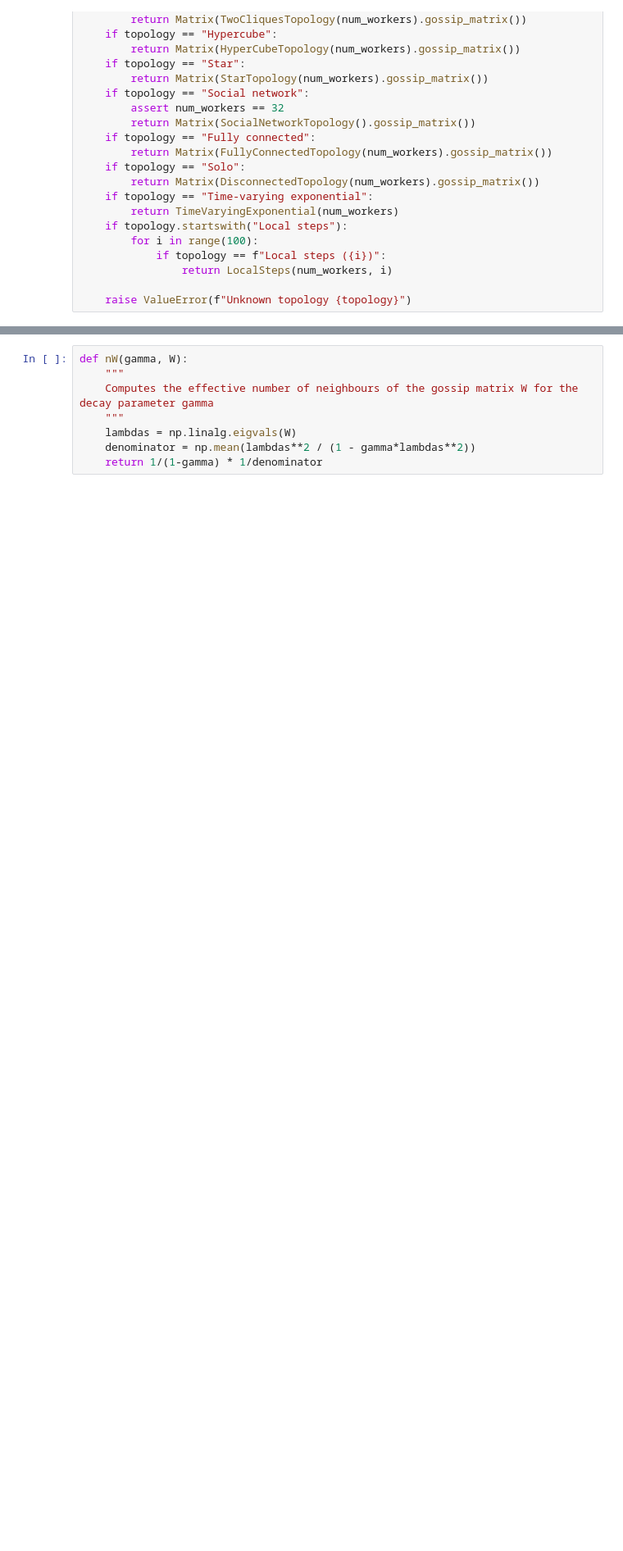
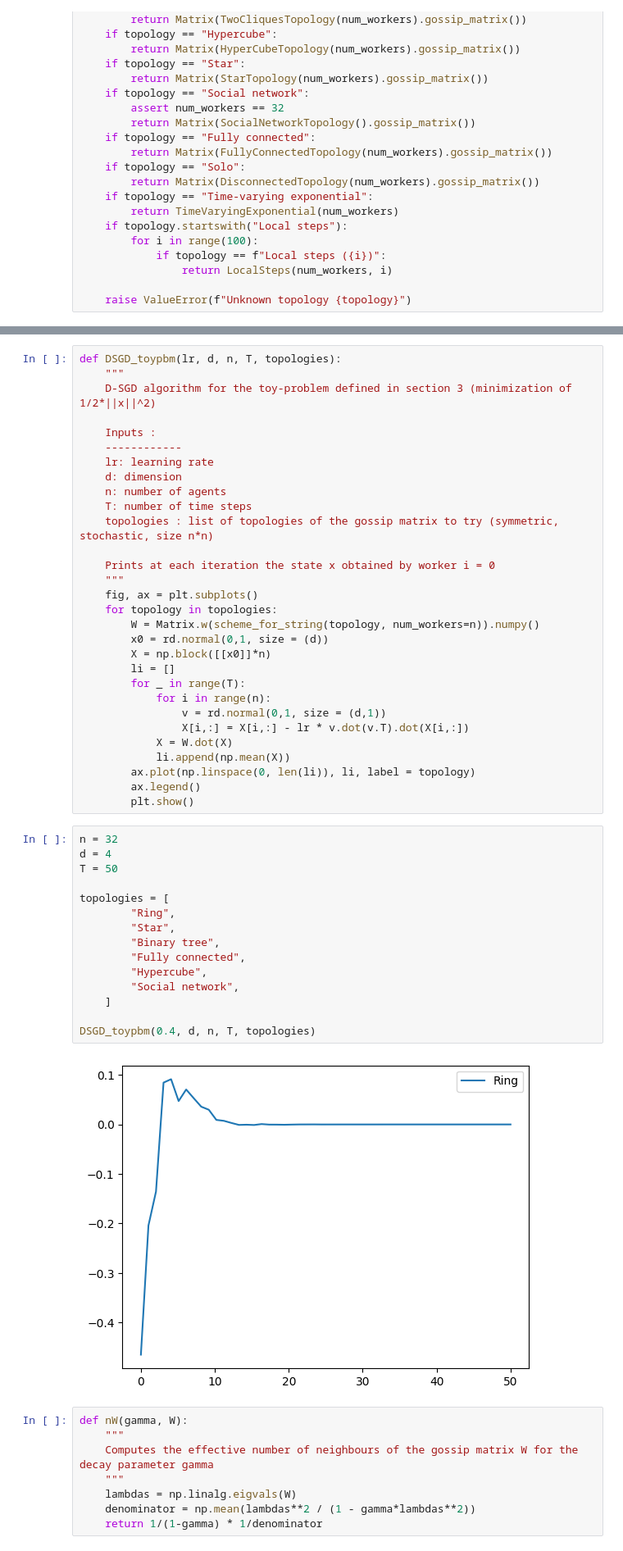
Before and after one commit to hduprieu/changing_topology, a Jupyter notebook: EA.ipynb, the cells around one changed output, grey strips where cells are left out. Shown at 82% size. Drawn from its saved outputs; the diff is of its cells as text; blank space fills up the shorter version.

Commit message:
adding a graph function

```diff
--- a/EA.ipynb
+++ b/EA.ipynb
@@ -446,3 +390,50 @@ DSGD_toypbm(0.4, d, n, W, 50)
+# %%
+def DSGD_toypbm(lr, d, n, T, topologies):
+    """
+    D-SGD algorithm for the toy-problem defined in section 3 (minimization of 1/2*||x||^2)
+
+    Inputs :
+    ------------
+    lr: learning rate
+    d: dimension
+    n: number of agents
+    T: number of time steps
+    topologies : list of topologies of the gossip matrix to try (symmetric, stochastic, size n*n)
+
+    Prints at each iteration the state x obtained by worker i = 0
+    """
+    fig, ax = plt.subplots()
+    for topology in topologies:
+        W = Matrix.w(scheme_for_string(topology, num_workers=n)).numpy()
+        x0 = rd.normal(0,1, size = (d))
+        X = np.block([[x0]]*n)
+        li = []
+        for _ in range(T):
+            for i in range(n):
+                v = rd.normal(0,1, size = (d,1))
+                X[i,:] = X[i,:] - lr * v.dot(v.T).dot(X[i,:])
+            X = W.dot(X)
+            li.append(np.mean(X))
+        ax.plot(np.linspace(0, len(li)), li, label = topology)
+        ax.legend()
+        plt.show()
+# %%
+n = 32
+d = 4
+T = 50
+
+topologies = [
+        "Ring",
+        "Star",
+        "Binary tree",
+        "Fully connected",
+        "Hypercube",
+        "Social network",
+    ]
+
+DSGD_toypbm(0.4, d, n, T, topologies)
+# %% [output]
+[figure, added]
 # %%
 def nW(gamma, W):
     """
```
Also changed, not shown: parts of 4 cells of this notebook.
